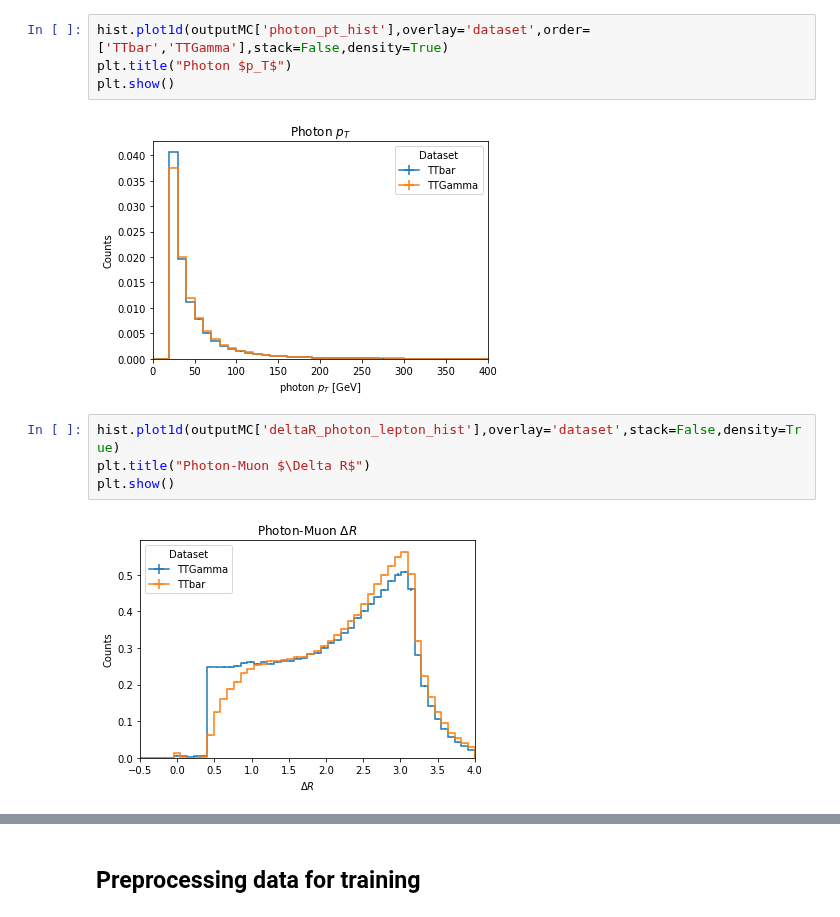
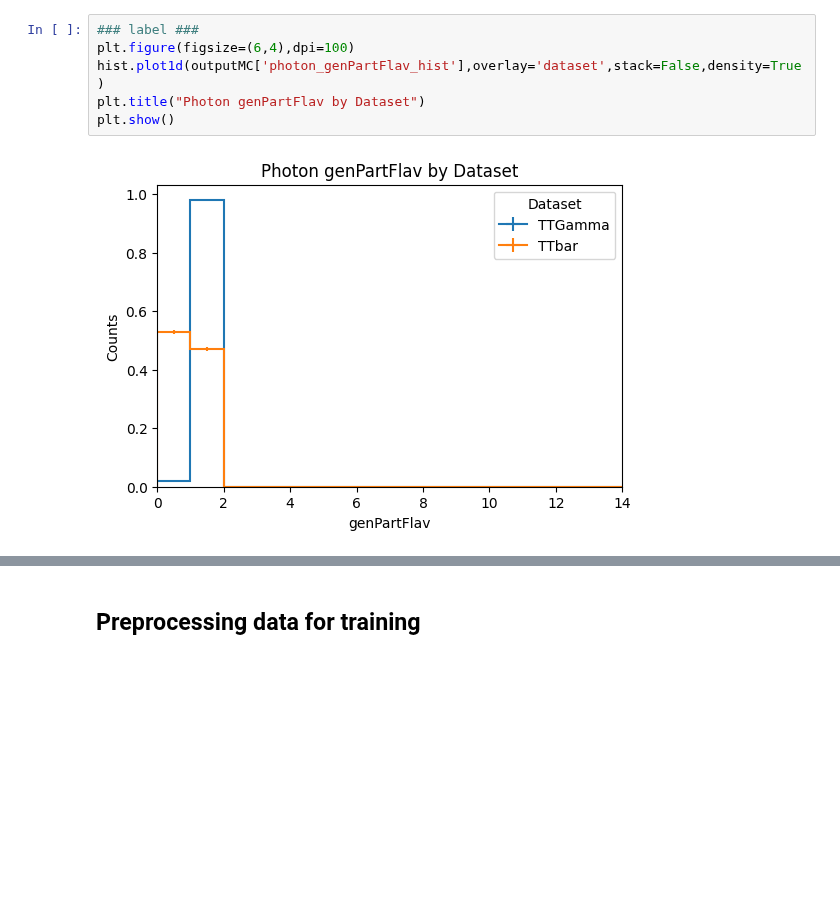
Before and after one commit to nbraukman/PhotonClassification, a Jupyter notebook: PhotonClassification.ipynb, the cells around one changed output, grey strips where cells are left out. Drawn from its saved outputs; the diff is of its cells as text; blank space fills up the shorter version.

```diff
--- a/PhotonClassification.ipynb
+++ b/PhotonClassification.ipynb
@@ -293,12 +282,8 @@ data_err_opts = {
 # %%
-hist.plot1d(outputMC['photon_pt_hist'],overlay='dataset',order=['TTbar','TTGamma'],stack=False,density=True)
-plt.title("Photon $p_T$")
+### label ###
+plt.figure(figsize=(6,4),dpi=100)
+hist.plot1d(outputMC['photon_genPartFlav_hist'],overlay='dataset',stack=False,density=True)
+plt.title("Photon genPartFlav by Dataset")
 plt.show()
 # %% [output]
-[figure, old version]
+[figure, new version]
-# %%
-hist.plot1d(outputMC['deltaR_photon_lepton_hist'],overlay='dataset',stack=False,density=True)
-plt.title("Photon-Muon $\Delta R$")
-plt.show()
-# %% [output]
-[figure, removed]
```
Also changed, not shown: parts of 50 cells of this notebook, 3 other files.
